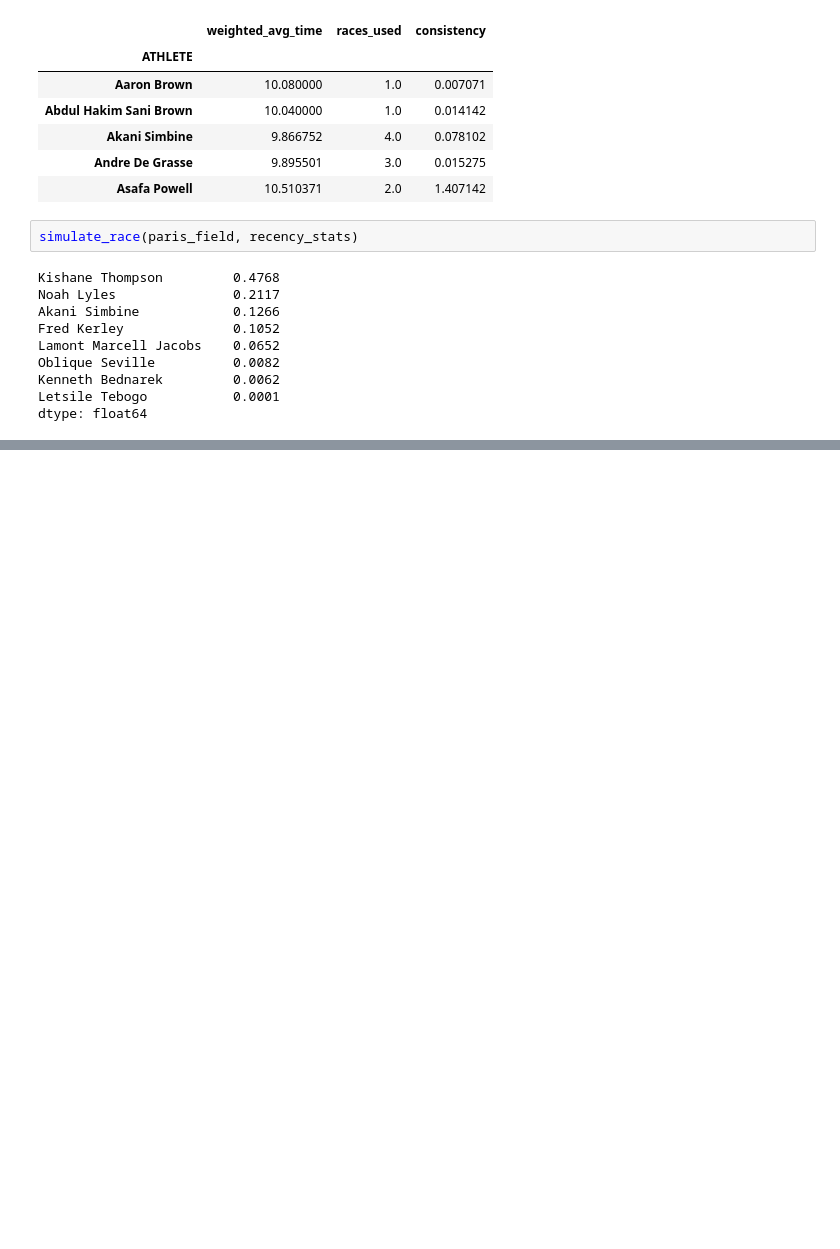
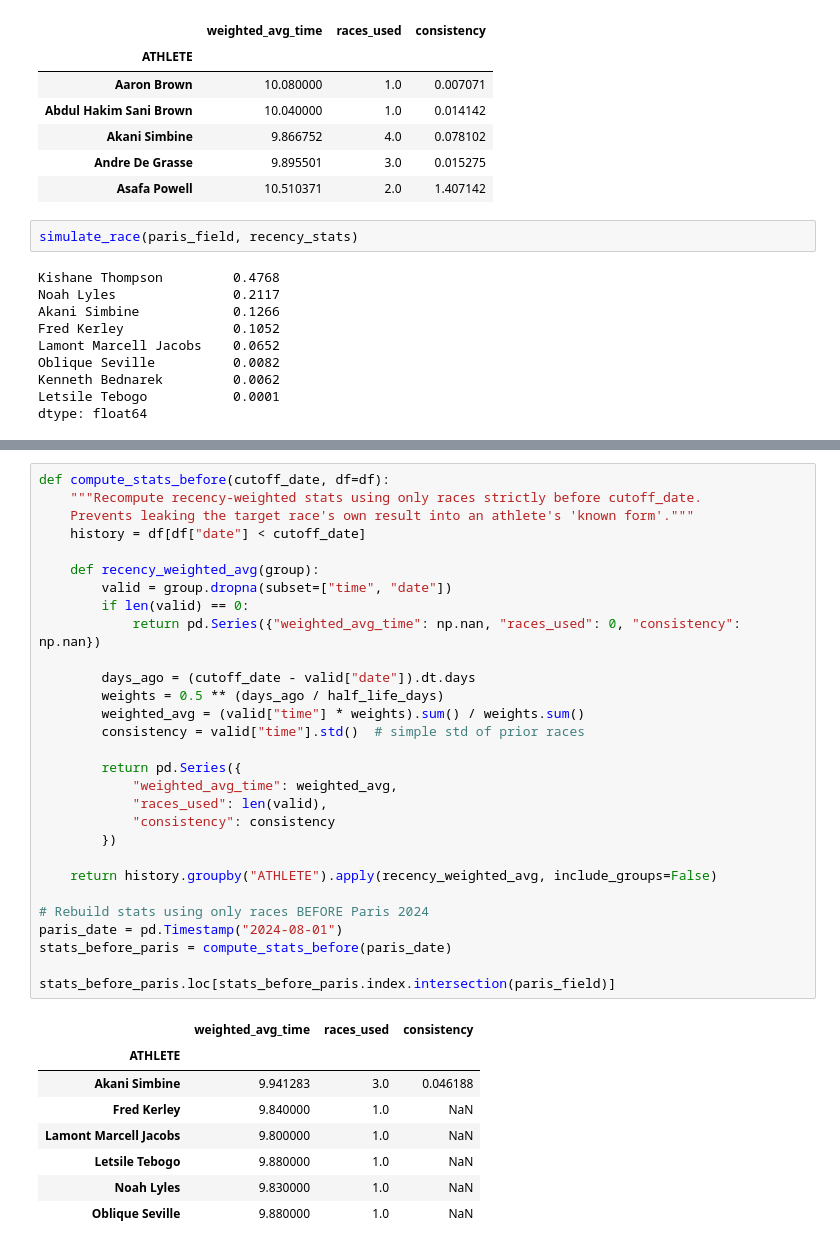
Before and after one commit to eck123main/100m-prediction, a Jupyter notebook: pred.ipynb, the cells around one changed output, grey strips where cells are left out. Drawn from its saved outputs; the diff is of its cells as text; blank space fills up the shorter version.

```diff
--- a/pred.ipynb
+++ b/pred.ipynb
@@ -496,0 +508,38 @@ dtype: float64
+# %%
+def compute_stats_before(cutoff_date, df=df):
+    """Recompute recency-weighted stats using only races strictly before cutoff_date.
+    Prevents leaking the target race's own result into an athlete's 'known form'."""
+    history = df[df["date"] < cutoff_date]
+
+    def recency_weighted_avg(group):
+        valid = group.dropna(subset=["time", "date"])
+        if len(valid) == 0:
+            return pd.Series({"weighted_avg_time": np.nan, "races_used": 0, "consistency": np.nan})
+
+        days_ago = (cutoff_date - valid["date"]).dt.days
+        weights = 0.5 ** (days_ago / half_life_days)
+        weighted_avg = (valid["time"] * weights).sum() / weights.sum()
+        consistency = valid["time"].std()  # simple std of prior races
+
+        return pd.Series({
+            "weighted_avg_time": weighted_avg,
+            "races_used": len(valid),
+            "consistency": consistency
+        })
+
+    return history.groupby("ATHLETE").apply(recency_weighted_avg, include_groups=False)
+
+# Rebuild stats using only races BEFORE Paris 2024
+paris_date = pd.Timestamp("2024-08-01")
+stats_before_paris = compute_stats_before(paris_date)
+
+stats_before_paris.loc[stats_before_paris.index.intersection(paris_field)]
+# %% [output]
+|  | weighted_avg_time | races_used | consistency |
+| ATHLETE |  |  |  |
+| Akani Simbine | 9.941283 | 3.0 | 0.046188 |
+| Fred Kerley | 9.840000 | 1.0 | NaN |
+| Lamont Marcell Jacobs | 9.800000 | 1.0 | NaN |
+| Letsile Tebogo | 9.880000 | 1.0 | NaN |
+| Noah Lyles | 9.830000 | 1.0 | NaN |
+| Oblique Seville | 9.880000 | 1.0 | NaN |
```
Also changed, not shown: parts of 2 cells of this notebook.
